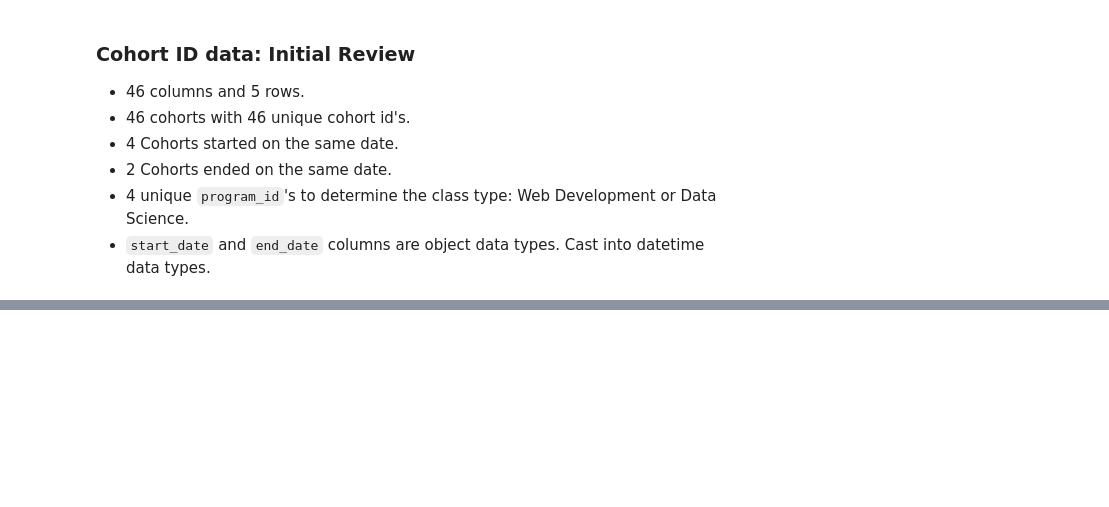
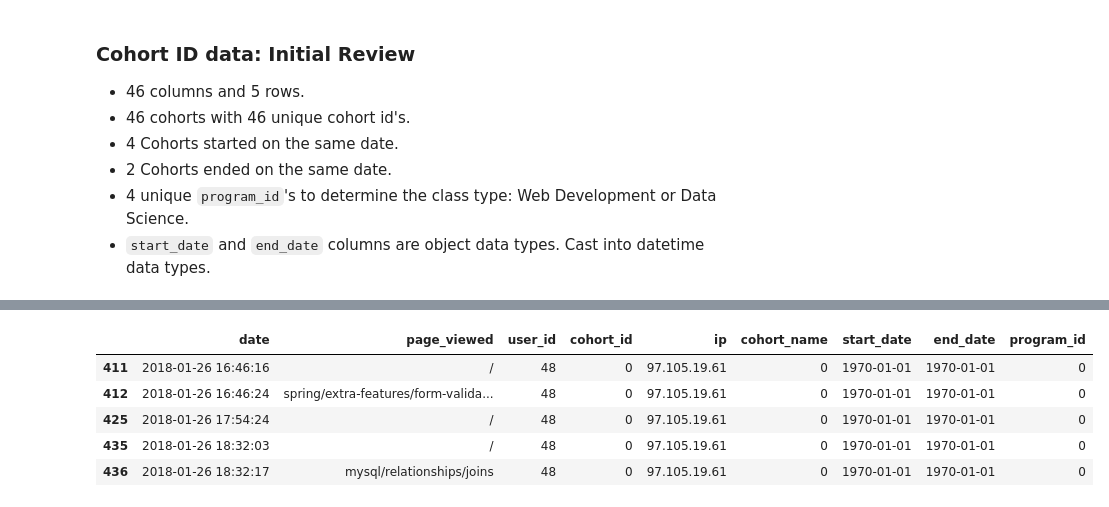
Before and after one commit to Promeos/Curriculum-Access-Logs, a Jupyter notebook: notebooks/wrangle.ipynb, the cells around one changed output, grey strips where cells are left out. Cells and saved outputs as stored; diff of their text form; code cells hidden in the pictures; blank space fills up the shorter version.

```diff
--- a/notebooks/wrangle.ipynb
+++ b/notebooks/wrangle.ipynb
@@ -223,0 +237,9 @@ Name: program_id, dtype: int64
+# %%
+missing_cohort.head()
+# %% [output]
+|  | date | page_viewed | user_id | cohort_id | ip | cohort_name | start_date | end_date | program_id |
+| 411 | 2018-01-26 16:46:16 | / | 48 | 0 | 97.105.19.61 | 0 | 1970-01-01 | 1970-01-01 | 0 |
+| 412 | 2018-01-26 16:46:24 | spring/extra-features/form-valida... | 48 | 0 | 97.105.19.61 | 0 | 1970-01-01 | 1970-01-01 | 0 |
+| 425 | 2018-01-26 17:54:24 | / | 48 | 0 | 97.105.19.61 | 0 | 1970-01-01 | 1970-01-01 | 0 |
+| 435 | 2018-01-26 18:32:03 | / | 48 | 0 | 97.105.19.61 | 0 | 1970-01-01 | 1970-01-01 | 0 |
+| 436 | 2018-01-26 18:32:17 | mysql/relationships/joins | 48 | 0 | 97.105.19.61 | 0 | 1970-01-01 | 1970-01-01 | 0 |
```
Also changed, not shown: parts of 21 cells of this notebook, 1 other file.
